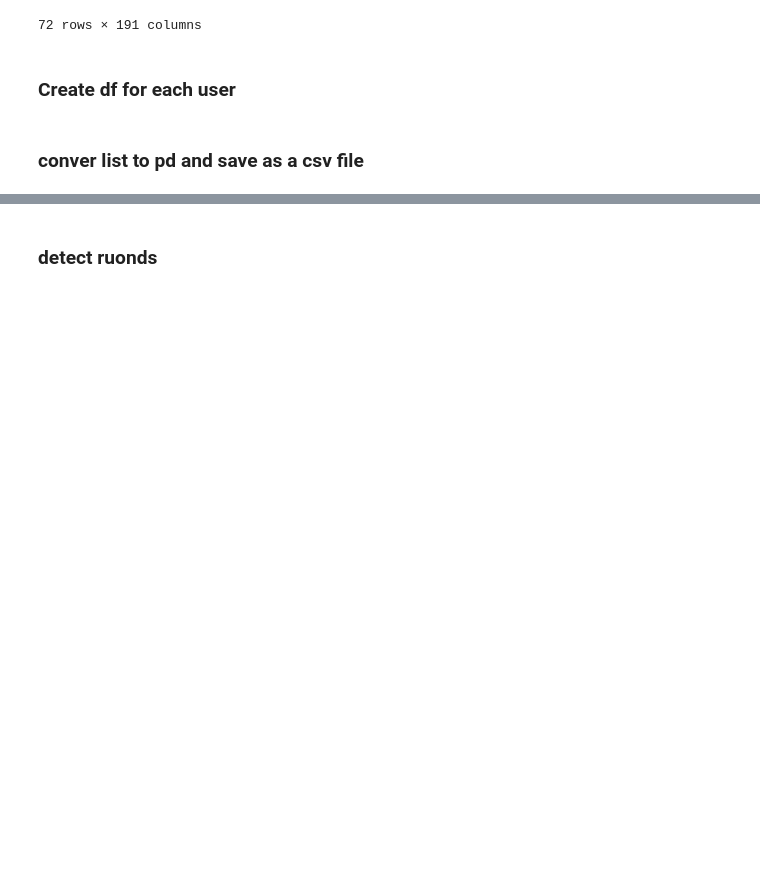
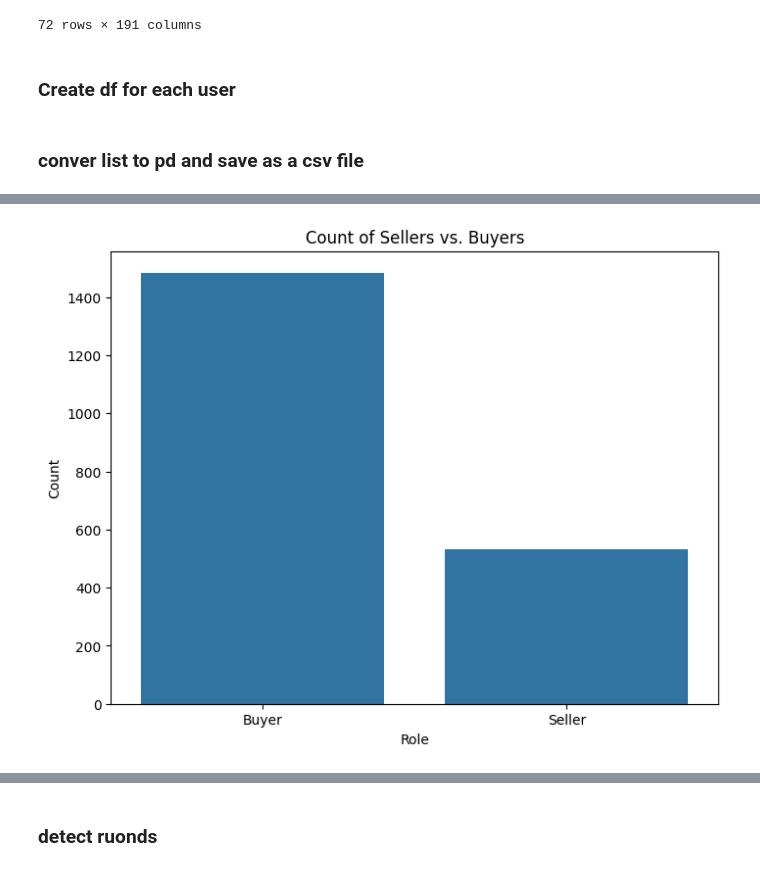
Before and after one commit to erfanara/pymarket-ng, a Jupyter notebook: test.ipynb, the cells around one changed output, grey strips where cells are left out. Saved outputs shown, nothing was run; the diff lists cells and outputs as text; code cells hidden in the pictures; blank space fills up the shorter version.

```diff
--- a/test.ipynb
+++ b/test.ipynb
@@ -86,0 +186,12 @@ df_Type3.to_csv('users_type3.csv', index=False)
+# %%
+import seaborn as sns
+import matplotlib.pyplot as plt
+
+plt.figure(figsize=(8, 6))
+sns.countplot(x='Role', data= full_df)
+plt.title('Count of Sellers vs. Buyers')
+plt.xlabel('Role')
+plt.ylabel('Count')
+plt.show()
+# %% [output]
+[figure, added]
```
Also changed, not shown: parts of 19 cells of this notebook.
